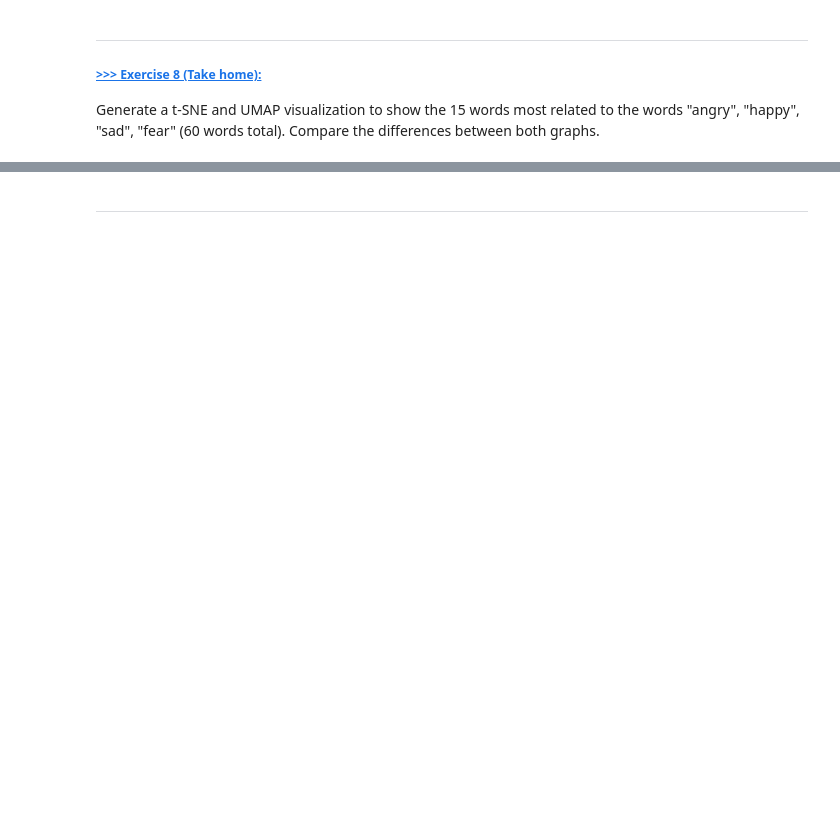
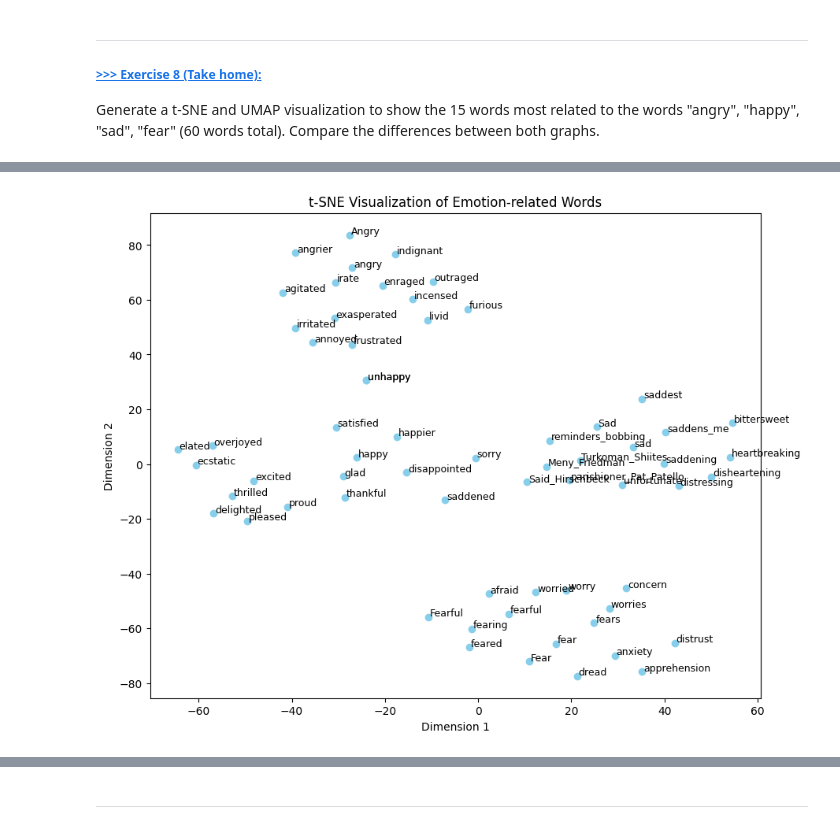
Before and after one commit to LouisFan0406/DM2025-Lab2-Exercise, a Jupyter notebook: DM2025-Lab2-Master-Phase_1.ipynb, the cells around one changed output, grey strips where cells are left out. Cells and saved outputs as stored; diff of their text form; code cells hidden in the pictures; blank space fills up the shorter version.

```diff
--- a/DM2025-Lab2-Master-Phase_1.ipynb
+++ b/DM2025-Lab2-Master-Phase_1.ipynb
@@ -1275,0 +1365,79 @@ Generate a t-SNE and UMAP visualization to show the 15 words most related to the
+# %%
+# Answer here
+
+# ------------------------------------------------------------
+# Step 1: Collect related words
+# ------------------------------------------------------------
+target_words = ["angry", "happy", "sad", "fear"]
+related_words = []
+
+for w in target_words:
+    try:
+        similar = w2v_google_model.most_similar(w, topn=15)
+        related_words.extend([w] + [s[0] for s in similar])
+    except KeyError:
+        print(f"Word '{w}' not in vocabulary")
+
+print(f"Total words collected: {len(related_words)}")
+
+# ------------------------------------------------------------
+# Step 2: Extract word vectors
+# ------------------------------------------------------------
+vectors = np.array([w2v_google_model[w] for w in related_words])
+
+# ------------------------------------------------------------
+# Step 3: t-SNE Visualization
+# ------------------------------------------------------------
+from sklearn.manifold import TSNE
+import matplotlib.pyplot as plt
+
+tsne = TSNE(n_components=2, random_state=42, perplexity=10)
+tsne_result = tsne.fit_transform(vectors)
+
+plt.figure(figsize=(10, 8))
+plt.scatter(tsne_result[:, 0], tsne_result[:, 1], c='skyblue')
+for i, word in enumerate(related_words):
+    plt.text(tsne_result[i, 0]+0.3, tsne_result[i, 1]+0.3, word, fontsize=9)
+plt.title("t-SNE Visualization of Emotion-related Words")
+plt.xlabel("Dimension 1")
+plt.ylabel("Dimension 2")
+plt.show()
+
+# ------------------------------------------------------------
+# Step 4: UMAP Visualization
+# ------------------------------------------------------------
+!pip install umap-learn -q
+
+import umap
+
+umap_model = umap.UMAP(n_neighbors=10, min_dist=0.3, random_state=42)
+umap_result = umap_model.fit_transform(vectors)
+
+plt.figure(figsize=(10, 8))
+plt.scatter(umap_result[:, 0], umap_result[:, 1], c='lightcoral')
+for i, word in enumerate(related_words):
+    plt.text(umap_result[i, 0]+0.3, umap_result[i, 1]+0.3, word, fontsize=9)
+plt.title("UMAP Visualization of Emotion-related Words")
+plt.xlabel("Dimension 1")
+plt.ylabel("Dimension 2")
+plt.show()
+
+# ------------------------------------------------------------
+# Step 5: Interpretation
+# ------------------------------------------------------------
+"""
+t-SNE vs UMAP (Comparison)
+
+- t-SNE focuses more on local relationships.
+  Words that are semantically very close (e.g., “angry”, “furious”, “mad”)
+  will form tight clusters, but distances between clusters are less meaningful.
+
+- UMAP preserves both local and global structures better.
+  It tends to show clearer separations between emotion groups (e.g., happy-group and sad-group)
+  and smoother transitions between them.
+
+In summary:
+- t-SNE: better for exploring fine-grained clusters.
+- UMAP: better for visualizing global relationships and group separability.
+"""
+# %% [output]
@@ -1275,0 +1445 @@ Generate a t-SNE and UMAP visualization to show the 15 words most related to the
+[figure, added]
```
Also changed, not shown: parts of 10 cells of this notebook.
